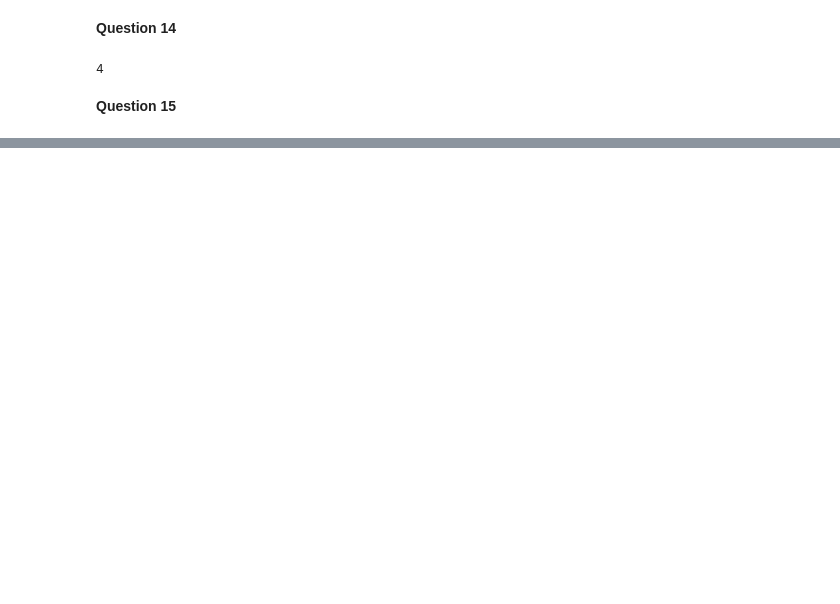
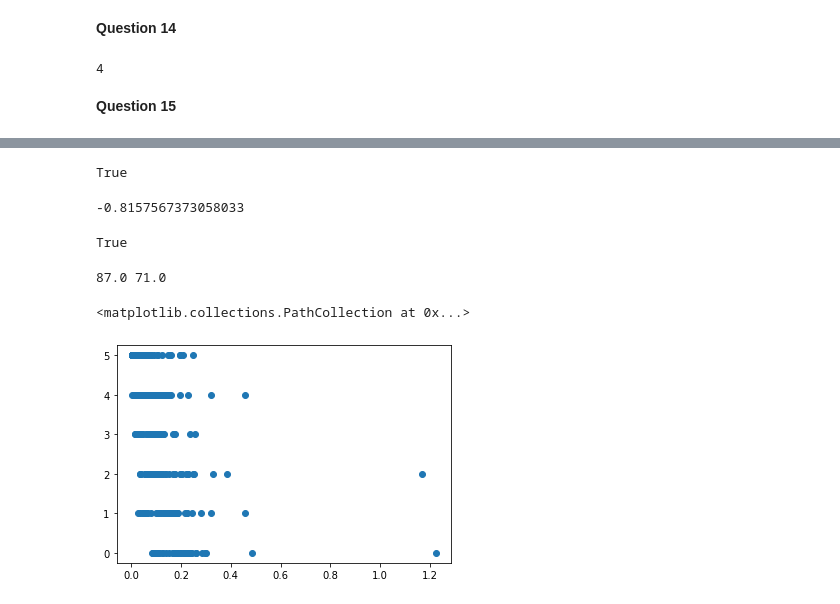
Before and after one commit to H4rsh4/Edureka_Python-Course, a Jupyter notebook: Day 4/Case Study 1/All questions.ipynb, the cells around one changed output, grey strips where cells are left out. Drawn from its saved outputs; the diff is of its cells as text; code cells hidden in the pictures; blank space fills up the shorter version.

```diff
--- a/Day 4/Case Study 1/All questions.ipynb
+++ b/Day 4/Case Study 1/All questions.ipynb
@@ -174,3 +171,6 @@ print(np.linalg.matrix_rank(rand_14_arr) )
 4
 # %% [markdown]
 **Question 15**
+# %%
+df_tn_schools = pd.read_csv(PATH_TO_DATA+'middle_tn_schools.csv', low_memory=False )
+df_tn_schools
@@ -176,0 +276,53 @@ print(np.linalg.matrix_rank(rand_14_arr) )
+# %%
+#independant var: reduced_lunch
+#dependant var: school_rating
+red_lunch = df_tn_schools['reduced_lunch']
+sch_rating = df_tn_schools['school_rating']
+
+correlation_vals_per_school = []
+
+print(len(red_lunch)== len(sch_rating))
+# %% [output]
+True
+# %%
+#Correlation Calc
+x = red_lunch
+y = sch_rating
+
+mean_x_vals = x.mean()
+mean_y_vals = y.mean()
+
+std_dev_x = x.std()
+std_dev_y = y.std()
+
+n_vals = []
+for i in range(len(red_lunch)):
+    v1 = x[i] - mean_x_vals
+    v2 = y[i] - mean_y_vals
+    n_vals.append(v1*v2)
+
+sum_n_vals = sum(n_vals)
+r = (sum_n_vals/(std_dev_x*std_dev_y))/(len(x)-1)
+r
+# %% [output]
+-0.8157567373058033
+# %%
+len(sch_rating) == len(df_tn_schools['name'])
+# %% [output]
+True
+# %%
+#scatter-plot
+#x-axis = % of school's students in redLunc
+x_axis = []
+y_axis = sch_rating
+for f in range(len(df_tn_schools['name'])):
+    calc = df_tn_schools['reduced_lunch'][f] / df_tn_schools['size'][f]
+    if calc == 1.2253521126760563:
+        print(df_tn_schools['reduced_lunch'][f], df_tn_schools['size'][f])
+    x_axis.append(calc)
+
+plt.scatter(x_axis, y_axis)
+# %% [output]
+87.0 71.0
+<matplotlib.collections.PathCollection at 0x...>
+[figure, added]
```
Also changed, not shown: parts of 16 cells of this notebook, 4 other files.
